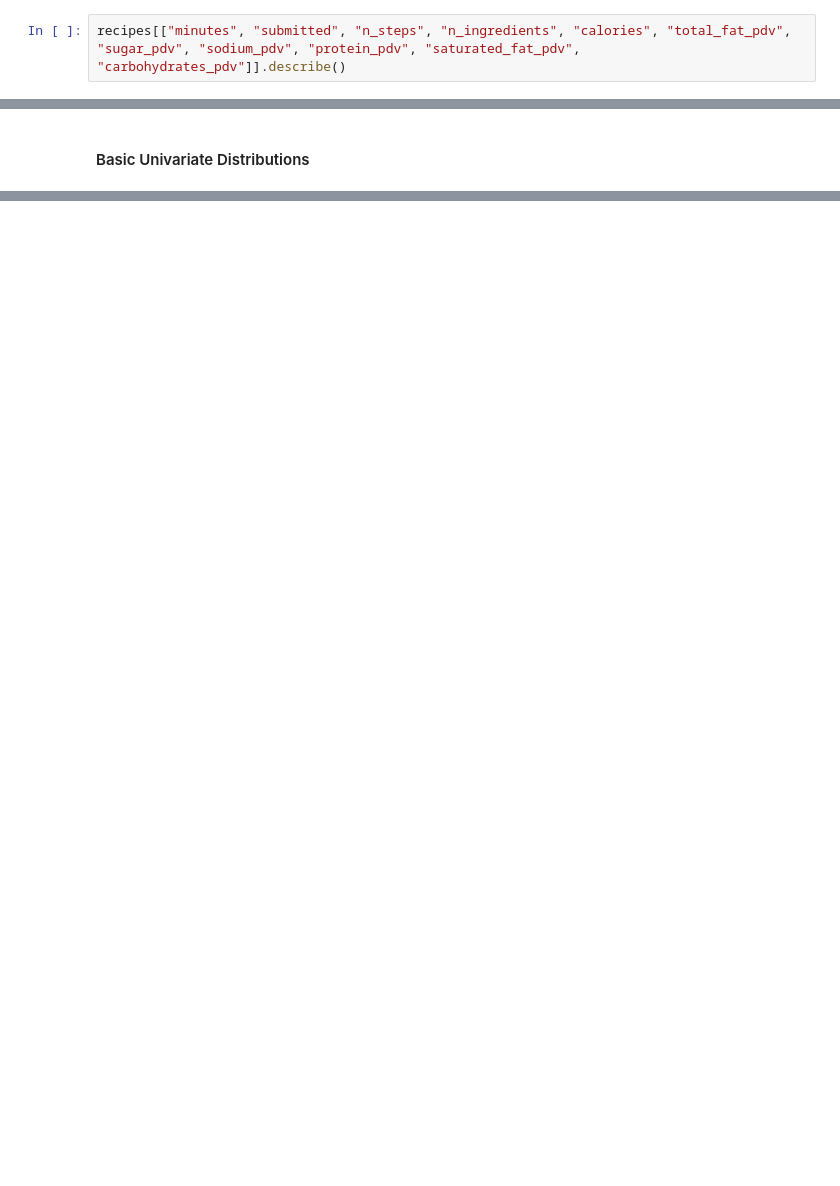
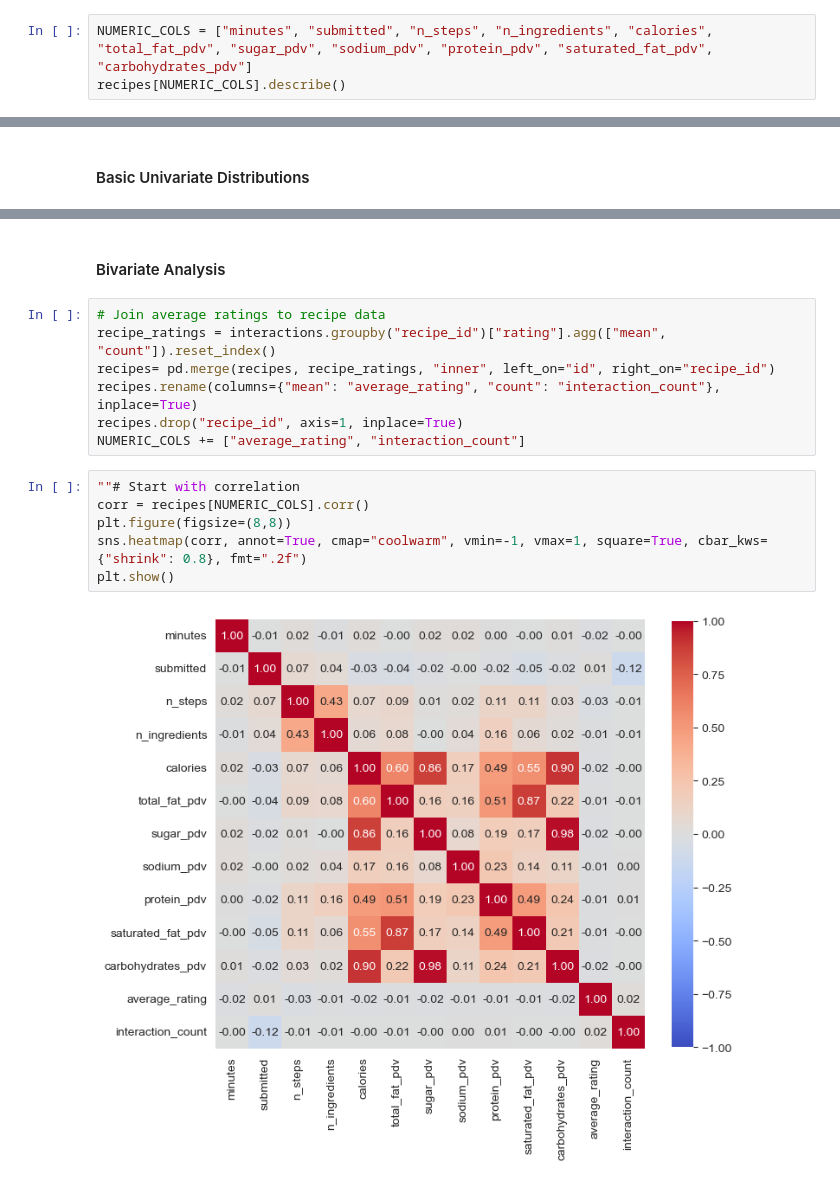
Before and after one commit to ishan-c/recipe-recommendation, a Jupyter notebook: notebooks/eda.ipynb, the cells around one changed output, grey strips where cells are left out. Saved outputs shown, nothing was run; the diff lists cells and outputs as text; blank space fills up the shorter version.

```diff
--- a/notebooks/eda.ipynb
+++ b/notebooks/eda.ipynb
@@ -94,7 +95,8 @@ memory usage: 43.2+ MB
 ### Analysis
 #### Descriptive stats for numeric values
 # %%
-recipes[["minutes", "submitted", "n_steps", "n_ingredients", "calories", "total_fat_pdv", "sugar_pdv", "sodium_pdv", "protein_pdv", "saturated_fat_pdv", "carbohydrates_pdv"]].describe()
+NUMERIC_COLS = ["minutes", "submitted", "n_steps", "n_ingredients", "calories", "total_fat_pdv", "sugar_pdv", "sodium_pdv", "protein_pdv", "saturated_fat_pdv", "carbohydrates_pdv"]
+recipes[NUMERIC_COLS].describe()
 # %% [output]
 |  | minutes | submitted | n_steps | n_ingredients | calories | total_fat_pdv | sugar_pdv | sodium_pdv | ... |
 | count | 2.316370e+05 | 231637 | 231637.000000 | 231637.000000 | 231637.000000 | 231637.00000 | 231637.000000 | 231637.000000 | ... |
@@ -201,0 +220,17 @@ plt.show()
+# %% [markdown]
+#### Bivariate Analysis
+# %%
+# Join average ratings to recipe data
+recipe_ratings = interactions.groupby("recipe_id")["rating"].agg(["mean", "count"]).reset_index()
+recipes= pd.merge(recipes, recipe_ratings, "inner", left_on="id", right_on="recipe_id")
+recipes.rename(columns={"mean": "average_rating", "count": "interaction_count"}, inplace=True)
+recipes.drop("recipe_id", axis=1, inplace=True)
+NUMERIC_COLS += ["average_rating", "interaction_count"]
+# %%
+""# Start with correlation
+corr = recipes[NUMERIC_COLS].corr()
+plt.figure(figsize=(8,8))
+sns.heatmap(corr, annot=True, cmap="coolwarm", vmin=-1, vmax=1, square=True, cbar_kws={"shrink": 0.8}, fmt=".2f")
+plt.show()
+# %% [output]
+[figure, added]
```
Also changed, not shown: parts of 46 cells of this notebook.
